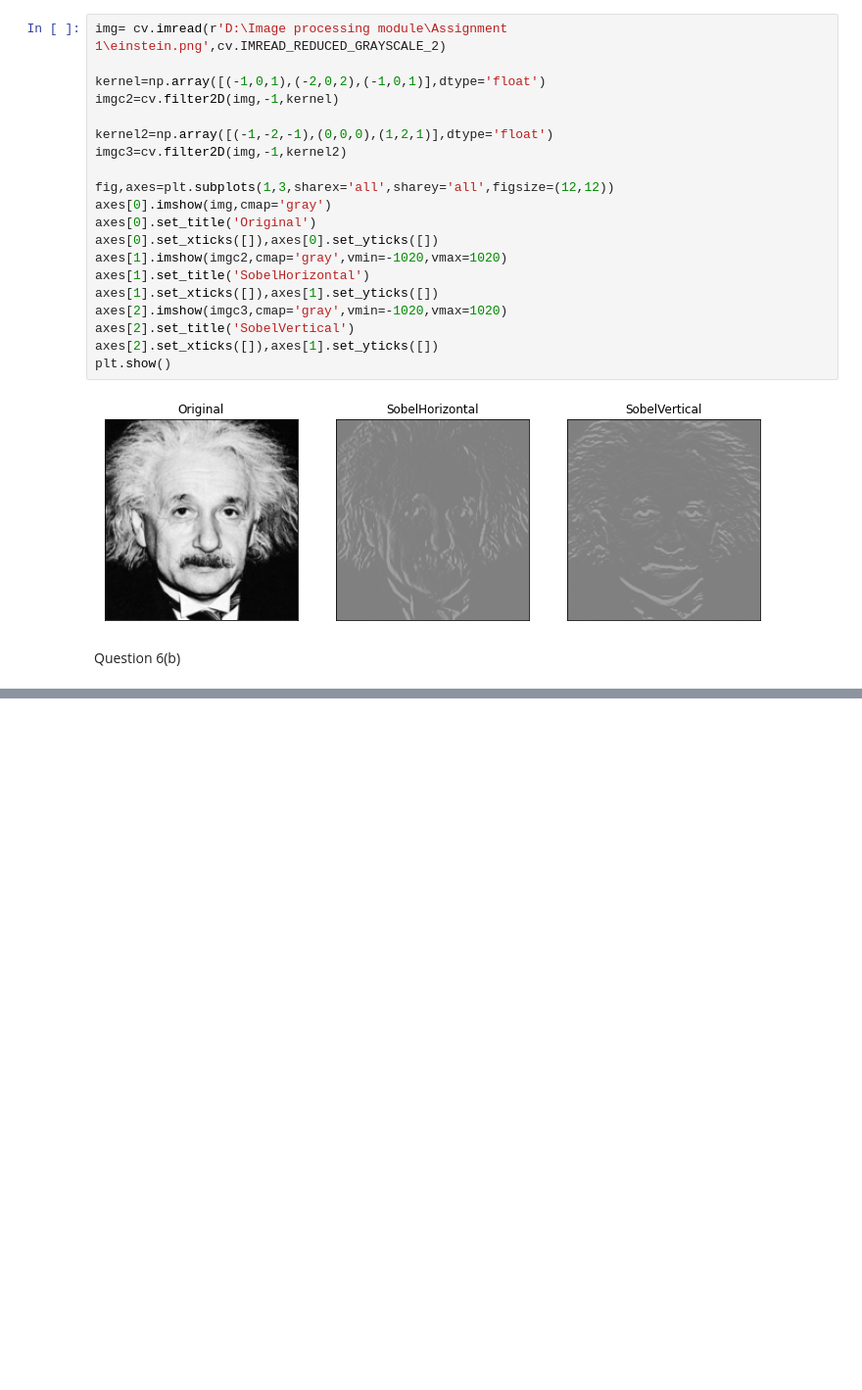
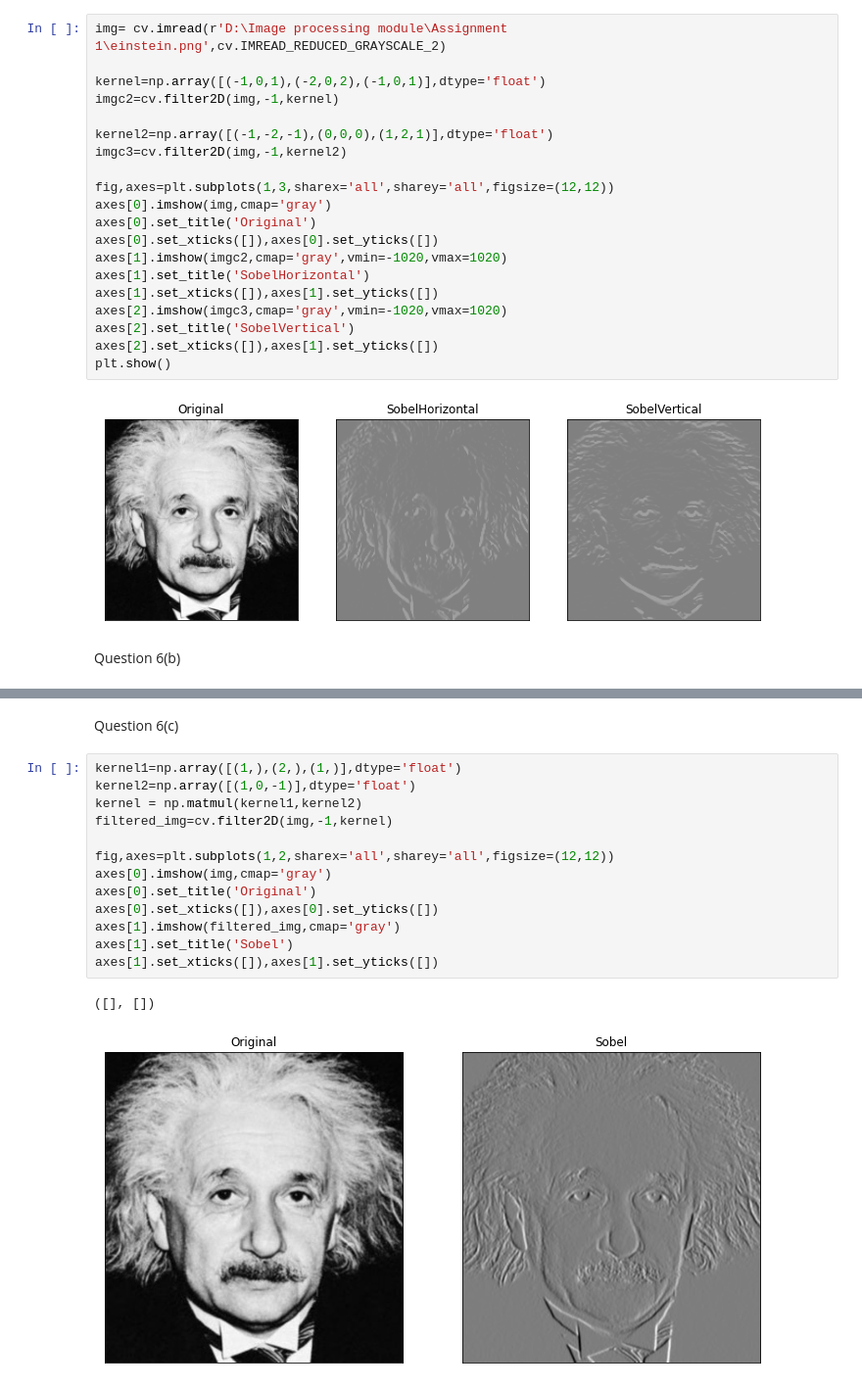
Before and after one commit to DilukshaRukmal/Computer_vision, a Jupyter notebook: Assignment 1/190531L.ipynb, the cells around one changed output, grey strips where cells are left out. Shown at 98% size. Cells and saved outputs as stored; diff of their text form; blank space fills up the shorter version.

```diff
--- a/Assignment 1/190531L.ipynb
+++ b/Assignment 1/190531L.ipynb
@@ -301,0 +315,18 @@ plt.show()
+# %% [markdown]
+Question 6(c)
+# %%
+kernel1=np.array([(1,),(2,),(1,)],dtype='float')
+kernel2=np.array([(1,0,-1)],dtype='float')
+kernel = np.matmul(kernel1,kernel2)
+filtered_img=cv.filter2D(img,-1,kernel)
+
+fig,axes=plt.subplots(1,2,sharex='all',sharey='all',figsize=(12,12))
+axes[0].imshow(img,cmap='gray')
+axes[0].set_title('Original')
+axes[0].set_xticks([]),axes[0].set_yticks([])
+axes[1].imshow(filtered_img,cmap='gray')
+axes[1].set_title('Sobel')
+axes[1].set_xticks([]),axes[1].set_yticks([])
+# %% [output]
+([], [])
+[figure, added]
```
Also changed, not shown: parts of 4 cells of this notebook.
